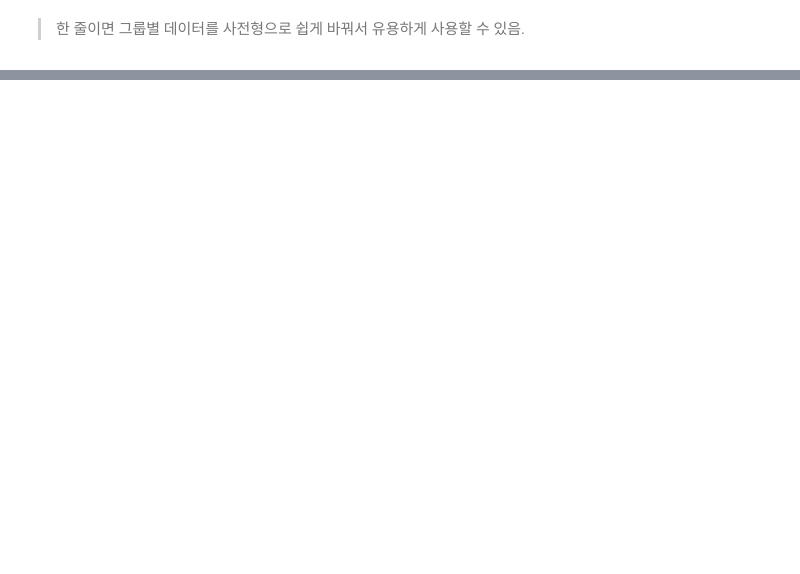
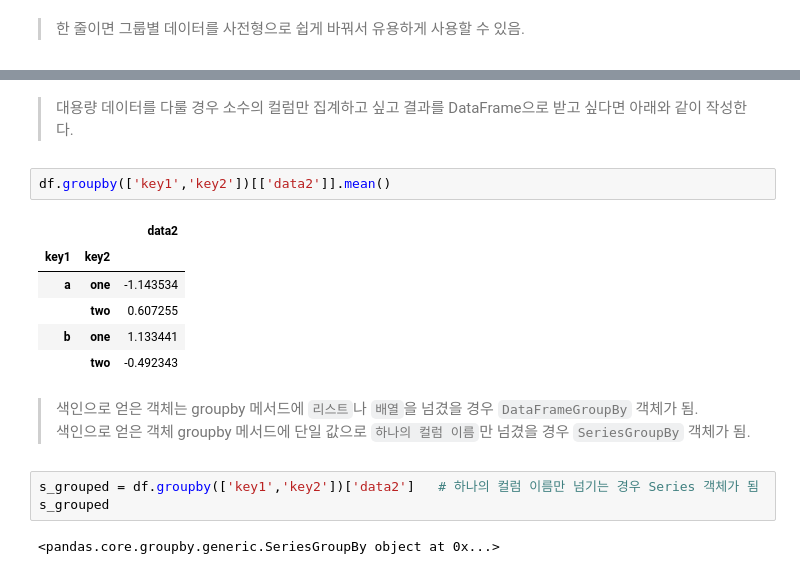
Before and after one commit to gusdn5656/python-basic, a Jupyter notebook: Python for Data Analysis/Chapter 10 데이터 집게와 그룹 연산.ipynb, the cells around one changed output, grey strips where cells are left out. Saved outputs shown, nothing was run; the diff lists cells and outputs as text; blank space fills up the shorter version.

```diff
--- a/Python for Data Analysis/Chapter 10 데이터 집게와 그룹 연산.ipynb
+++ b/Python for Data Analysis/Chapter 10 데이터 집게와 그룹 연산.ipynb
@@ -163,0 +215,19 @@ pieces['b']
+# %% [markdown]
+> 대용량 데이터를 다룰 경우 소수의 컬럼만 집계하고 싶고 결과를 DataFrame으로 받고 싶다면 아래와 같이 작성한다.
+# %%
+df.groupby(['key1','key2'])[['data2']].mean()
+# %% [output]
+|  |  | data2 |
+| key1 | key2 |  |
+| a | one | -1.143534 |
+|  | two | 0.607255 |
+| b | one | 1.133441 |
+|  | two | -0.492343 |
+# %% [markdown]
+> 색인으로 얻은 객체는 groupby 메서드에 `리스트`나 `배열`을 넘겼을 경우 `DataFrameGroupBy` 객체가 됨.
+> 색인으로 얻은 객체 groupby 메서드에 단일 값으로 `하나의 컬럼 이름`만 넘겼을 경우 `SeriesGroupBy` 객체가 됨.
+# %%
+s_grouped = df.groupby(['key1','key2'])['data2']   # 하나의 컬럼 이름만 넘기는 경우 Series 객체가 됨
+s_grouped
+# %% [output]
+<pandas.core.groupby.generic.SeriesGroupBy object at 0x...>
```
Also changed, not shown: parts of 40 cells of this notebook.
